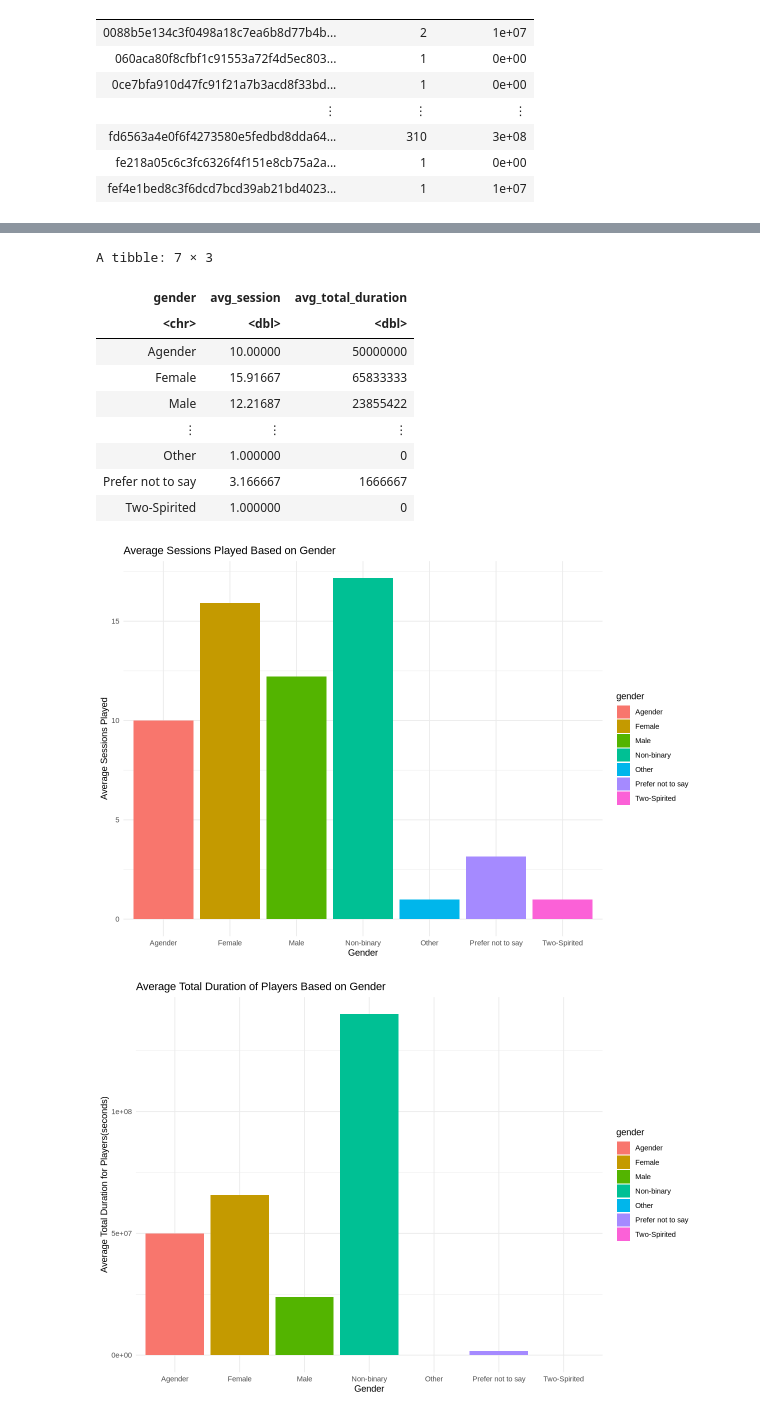
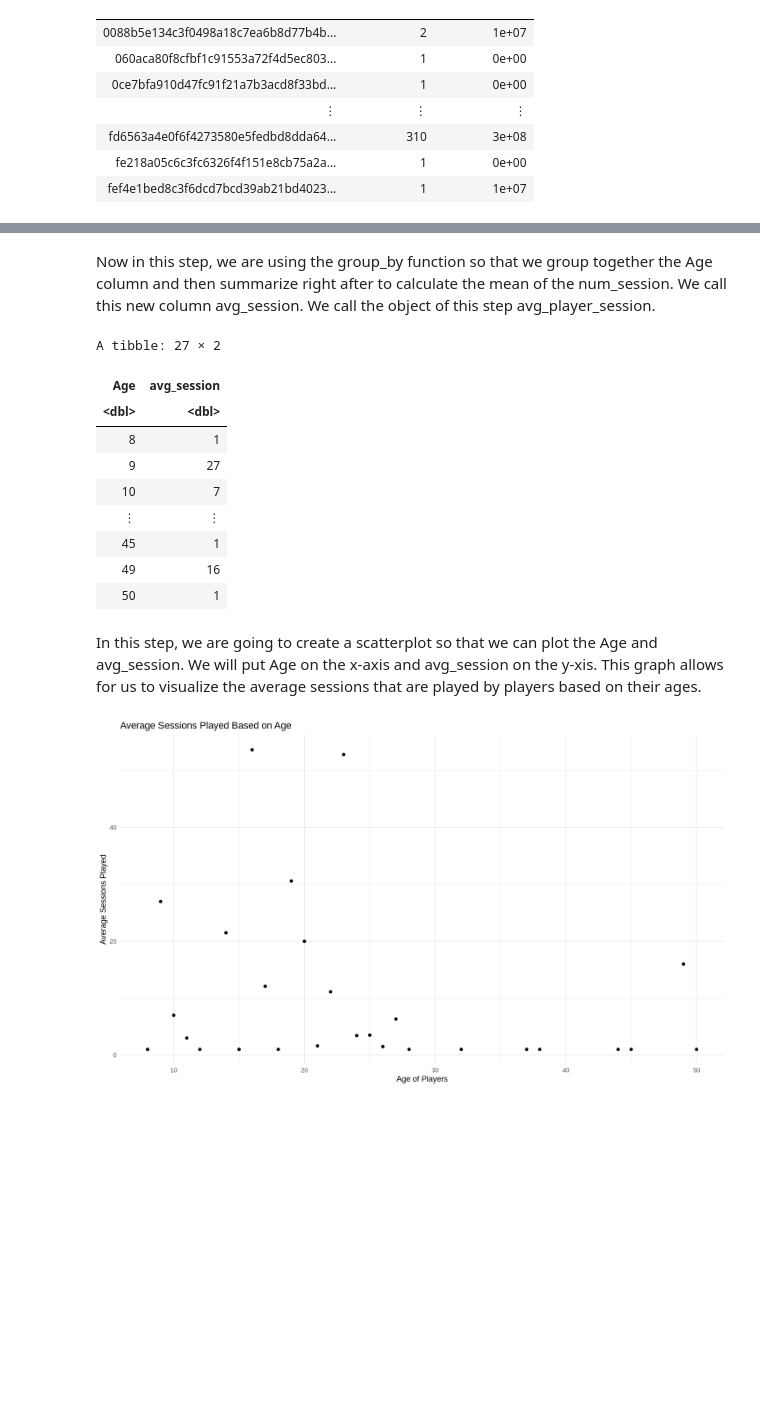
Before and after one commit to Hanna010176/dsci-100-project, a Jupyter notebook: ProjectCode.ipynb, the cells around one changed output, grey strips where cells are left out. Cells and saved outputs as stored; diff of their text form; code cells hidden in the pictures; blank space fills up the shorter version.

```diff
--- a/ProjectCode.ipynb
+++ b/ProjectCode.ipynb
@@ -120,37 +160,32 @@ A tibble: 125 × 5
+# %% [markdown]
+Now in this step, we are using the group_by function so that we group together the Age column and then summarize right after to calculate the mean of the num_session. We call this new column avg_session. We call the object of this step avg_player_session.
 # %%
 avg_player_session<-player_session|>
-group_by(gender)|>
-summarize(avg_session = mean(num_session), avg_total_duration = mean(total_duration))
+group_by(Age)|>
+summarize(avg_session = mean(num_session))
 avg_player_session
 # %% [output]
-A tibble: 7 × 3
+A tibble: 27 × 2
-| gender | avg_session | avg_total_duration |
-| <chr> | <dbl> | <dbl> |
-| Agender | 10.00000 | 50000000 |
-| Female | 15.91667 | 65833333 |
-| Male | 12.21687 | 23855422 |
-| ⋮ | ⋮ | ⋮ |
-| Other | 1.000000 | 0 |
-| Prefer not to say | 3.166667 | 1666667 |
-| Two-Spirited | 1.000000 | 0 |
+| Age | avg_session |
+| <dbl> | <dbl> |
+| 8 | 1 |
+| 9 | 27 |
+| 10 | 7 |
+| ⋮ | ⋮ |
+| 45 | 1 |
+| 49 | 16 |
+| 50 | 1 |
+# %% [markdown]
+In this step, we are going to create a scatterplot so that we can plot the Age and avg_session. We will put Age on the x-axis and avg_session on the y-xis. This graph allows for us to visualize the average sessions that are played by players based on their ages.
 # %%
 library(ggplot2)
 
-options(repr.plot.width=10, repr.plot.height=7)
+options(repr.plot.width=12, repr.plot.height=7)
 game_plot_1<-avg_player_session|>
-ggplot(aes(x = gender, y = avg_session, fill = gender))+
-geom_bar(stat = "identity")+
-labs(title = "Average Sessions Played Based on Gender", x = "Gender", y = "Average Sessions Played")+
+ggplot(aes(x = Age, y = avg_session))+
+geom_point(alpha = 1)+
+labs(title = "Average Sessions Played Based on Age", x = "Age of Players", y = "Average Sessions Played")+
 theme_minimal()
-
-game_plot_2<-avg_player_session|>
-ggplot(aes(x = gender, y = avg_total_duration, fill = gender))+
-geom_bar(stat = "identity")+
-labs(title = "Average Total Duration of Players Based on Gender", x = "Gender", y = "Average Total Duration for Players(seconds)")+
-theme_minimal()
-
 game_plot_1
-game_plot_2
 # %% [output]
-[figure, old version]
+[figure, new version]
-[figure, removed]
```
Also changed, not shown: parts of 32 cells of this notebook.
